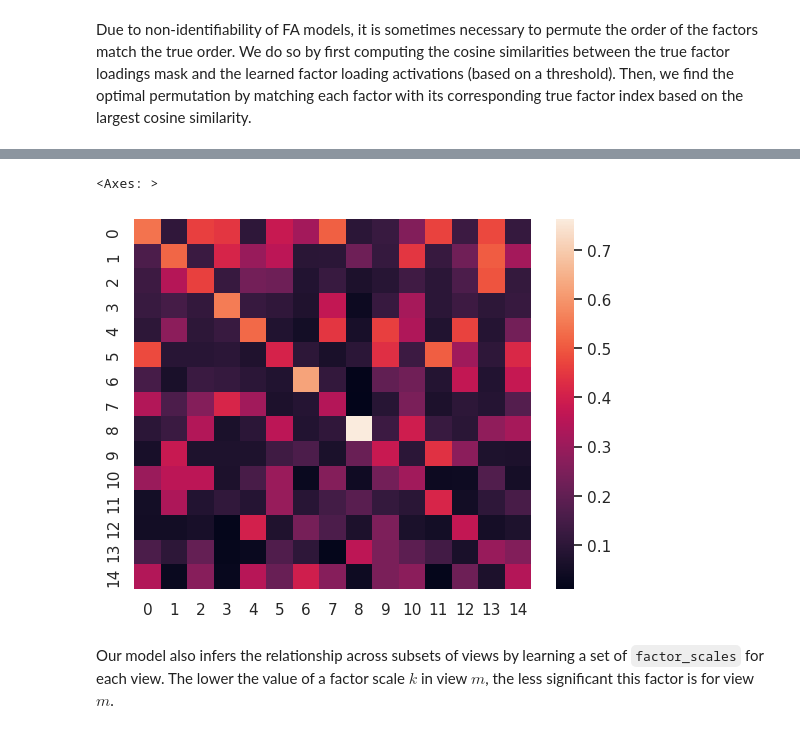
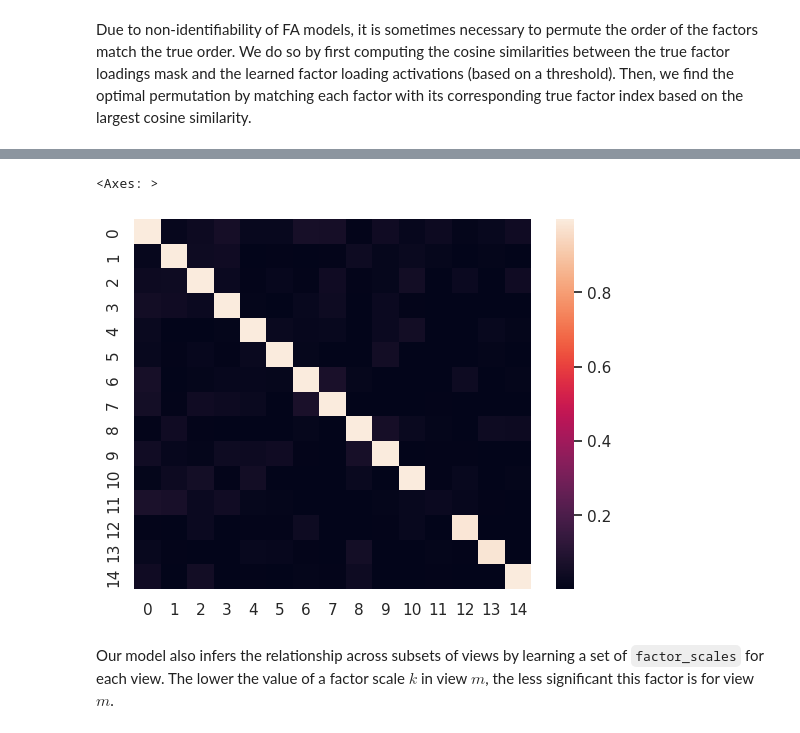
Before and after one commit to bioFAM/prismo, a Jupyter notebook: notebooks/muvi_experiments/1_basic_tutorial.ipynb, the cells around one changed output, grey strips where cells are left out. Cells and saved outputs as stored; diff of their text form; code cells hidden in the pictures.

```diff
--- a/notebooks/muvi_experiments/1_basic_tutorial.ipynb
+++ b/notebooks/muvi_experiments/1_basic_tutorial.ipynb
@@ -254,0 +247,4 @@ Now we can train our model via a (stochastic) variational inference algorithm.
+# %%
+model = model_muvi
+# model = model_famo
+model
@@ -255,3 +268,14 @@ Now we can train our model via a (stochastic) variational inference algorithm.
+# %%
+if type(model).__name__ == "MuVI":
+    ws_hat = [model.get_factor_loadings()[vn] for vn in model.view_names]
+    z_hat = model.get_factor_scores()
+else:
+    ws_hat = [model.get_weights("numpy")[vn] for vn in model.view_names]
+    z_hat = model.get_factors("numpy")["group_1"]
 # %%
-weights = [model.get_weights()[vn] for vn in model.view_names]
-factors = model.get_factors()["group_1"]
+w_hat = np.concatenate(ws_hat, axis=1)
+ys_hat = [z_hat @ w for w in ws_hat]
+y_hat = np.concatenate(ys_hat, axis=1)
+
+w_hat = w_hat[model.n_dense_factors:, :]
+z_hat = z_hat[:, model.n_dense_factors:]
@@ -311,0 +298,3 @@ def optim_perm(matrix):
+# %%
+corr_mat = pairwise_distances(dg.w, w_hat, metric=pearson_corr)
+sns.heatmap(corr_mat)
@@ -312,8 +304,8 @@ def optim_perm(matrix):
 # %%
-opt_order = optim_perm(cos_sim).argmax(axis=0)
-sns.heatmap(cos_sim[:, opt_order], annot=False)
+opt_order = optim_perm(corr_mat).argmax(axis=0)
+sns.heatmap(corr_mat[:, opt_order], annot=False)
 # %% [output]
 <Axes: >
-[figure, old version]
+[figure, new version]
 # %% [markdown]
 Our model also infers the relationship across subsets of views by learning a set of `factor_scales` for each view. The lower the value of a factor scale $k$ in view $m$, the less significant this factor is for view $m$.
```
Also changed, not shown: parts of 32 cells of this notebook, 1 other file.
